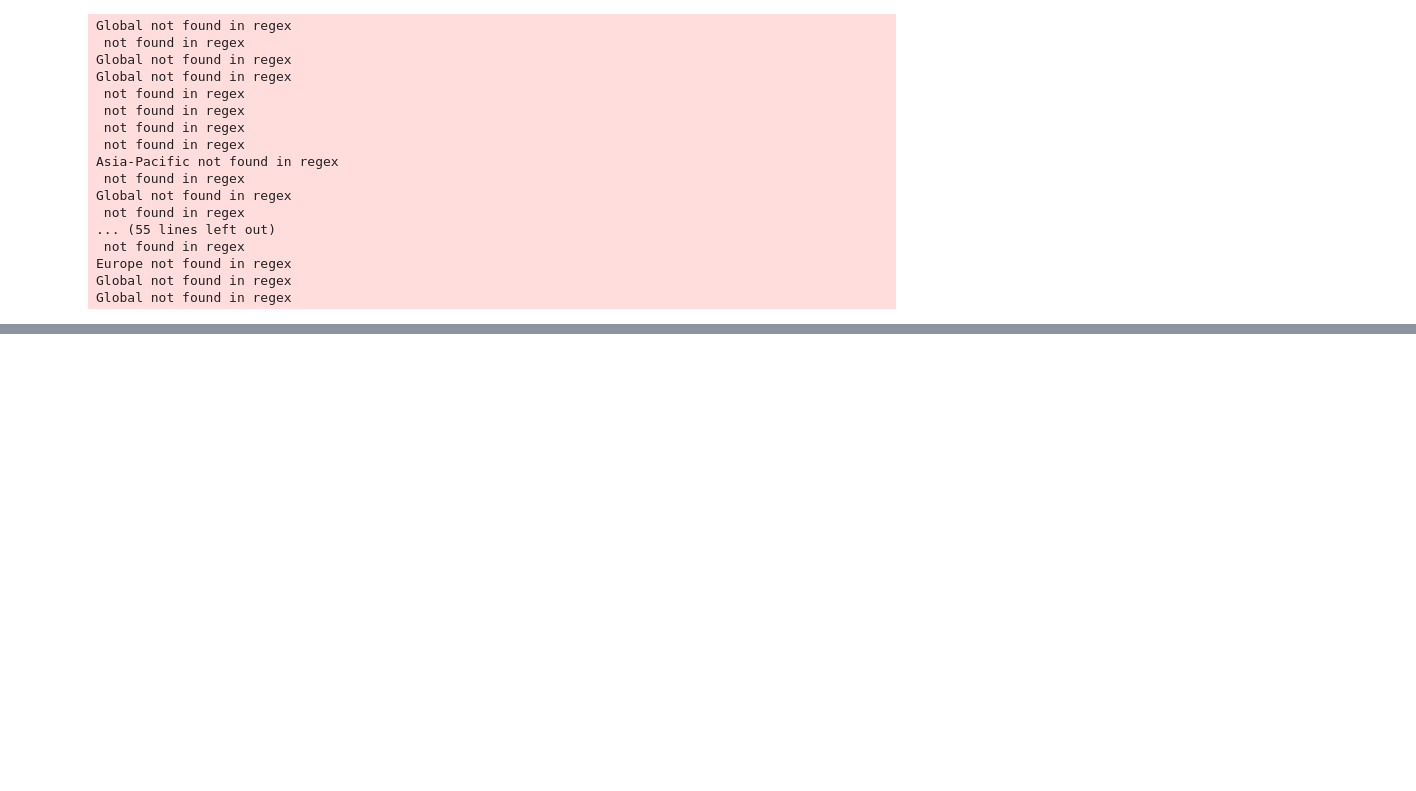
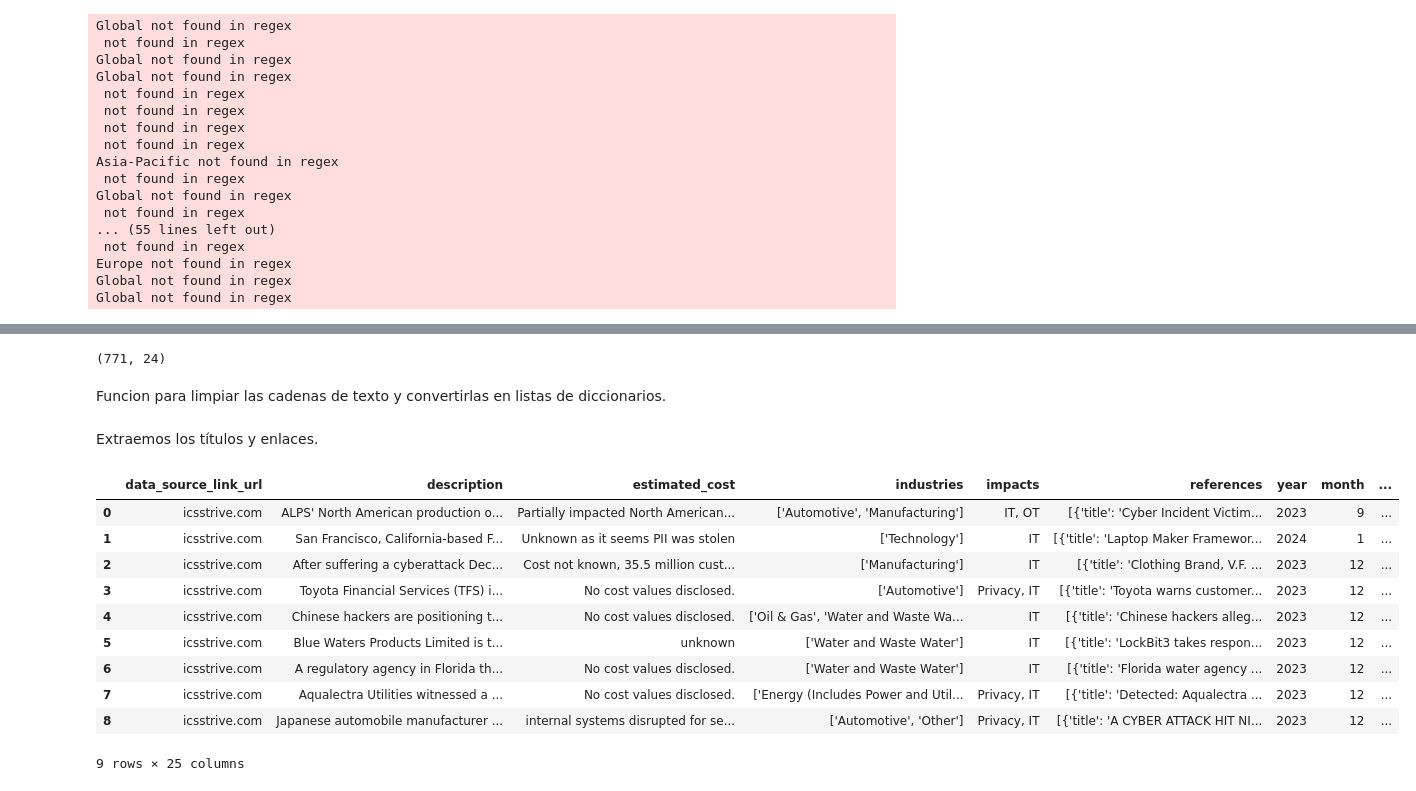
Before and after one commit to sdomialo/DeNexus_CSV-Analysis, a Jupyter notebook: ICSSTRIVE_clean.ipynb, the cells around one changed output, grey strips where cells are left out. Cells and saved outputs as stored; diff of their text form; code cells hidden in the pictures; blank space fills up the shorter version.

```diff
--- a/ICSSTRIVE_clean.ipynb
+++ b/ICSSTRIVE_clean.ipynb
@@ -416,0 +555,4 @@ Global not found in regex
+# %%
+df.drop('victims', axis=1, inplace=True)
+
+df.head(8)
@@ -416,0 +593,40 @@ Global not found in regex
+# %%
+df[df['threat_source'] == 'No threat source identified'].shape
+# %% [output]
+(771, 24)
+# %% [markdown]
+Funcion para limpiar las cadenas de texto y convertirlas en listas de diccionarios.
+# %%
+def safely_parse(value):
+    try:
+        return ast.literal_eval(value) if isinstance(value, str) else value
+    except:
+        return []
+# %%
+df['threat_source'] = df['threat_source'].apply(safely_parse)
+# %% [markdown]
+Extraemos los títulos y enlaces.
+# %%
+def clean_threat_source(threat_source_list):
+    if not isinstance(threat_source_list, list) or not threat_source_list:
+        return "N/A", "N/A"
+
+    threat_titles = []
+    threat_links = []
+
+    for threat in threat_source_list:
+        if 'title' in threat:
+            title = threat['title']
+            if 'unknown' in title.lower():
+                title = 'Unknown'  # Reemplazar por "Unknown" si el título contiene "unknown"
+            threat_titles.append(title)
+
+        if 'link_url' in threat:
+            link_url = threat['link_url']
+            domain = extract_domain(link_url)  # Extraemos el dominio de la URL
+            threat_links.append(domain)
+
+    return (
+        ', '.join(threat_titles) if threat_titles else "N/A",
+        ', '.join(threat_links) if threat_links else "N/A"
+    )
@@ -416,0 +637,16 @@ Global not found in regex
+# %%
+df.drop('threat_source', axis=1, inplace=True)
+
+df.head(9)
+# %% [output]
+|  | data_source_link_url | description | estimated_cost | industries | impacts | references | year | month | ... |
+| 0 | icsstrive.com | ALPS' North American production o... | Partially impacted North American... | ['Automotive', 'Manufacturing'] | IT, OT | [{'title': 'Cyber Incident Victim... | 2023 | 9 | ... |
+| 1 | icsstrive.com | San Francisco, California-based F... | Unknown as it seems PII was stolen | ['Technology'] | IT | [{'title': 'Laptop Maker Framewor... | 2024 | 1 | ... |
+| 2 | icsstrive.com | After suffering a cyberattack Dec... | Cost not known, 35.5 million cust... | ['Manufacturing'] | IT | [{'title': 'Clothing Brand, V.F. ... | 2023 | 12 | ... |
+| 3 | icsstrive.com | Toyota Financial Services (TFS) i... | No cost values disclosed. | ['Automotive'] | Privacy, IT | [{'title': 'Toyota warns customer... | 2023 | 12 | ... |
+| 4 | icsstrive.com | Chinese hackers are positioning t... | No cost values disclosed. | ['Oil & Gas', 'Water and Waste Wa... | IT | [{'title': 'Chinese hackers alleg... | 2023 | 12 | ... |
+| 5 | icsstrive.com | Blue Waters Products Limited is t... | unknown | ['Water and Waste Water'] | IT | [{'title': 'LockBit3 takes respon... | 2023 | 12 | ... |
+| 6 | icsstrive.com | A regulatory agency in Florida th... | No cost values disclosed. | ['Water and Waste Water'] | IT | [{'title': 'Florida water agency ... | 2023 | 12 | ... |
+| 7 | icsstrive.com | Aqualectra Utilities witnessed a ... | No cost values disclosed. | ['Energy (Includes Power and Util... | Privacy, IT | [{'title': 'Detected: Aqualectra ... | 2023 | 12 | ... |
+| 8 | icsstrive.com | Japanese automobile manufacturer ... | internal systems disrupted for se... | ['Automotive', 'Other'] | Privacy, IT | [{'title': 'A CYBER ATTACK HIT NI... | 2023 | 12 | ... |
+9 rows × 25 columns
```
Also changed, not shown: parts of 54 cells of this notebook.
